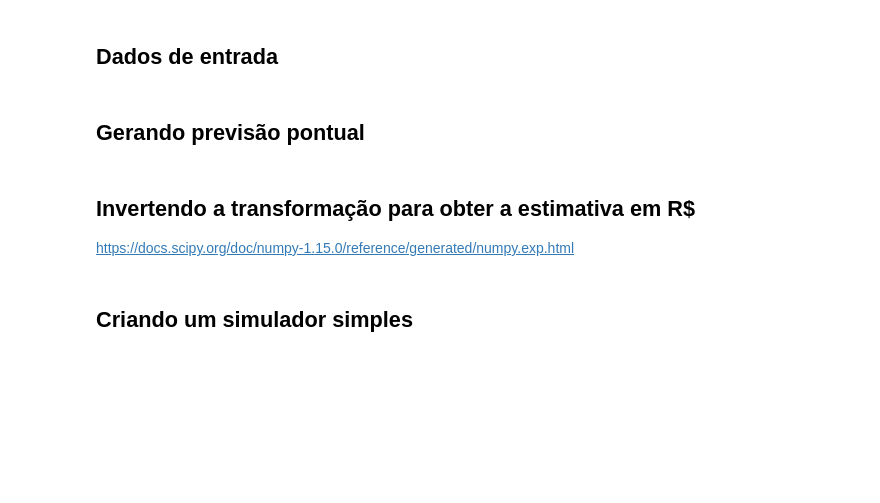
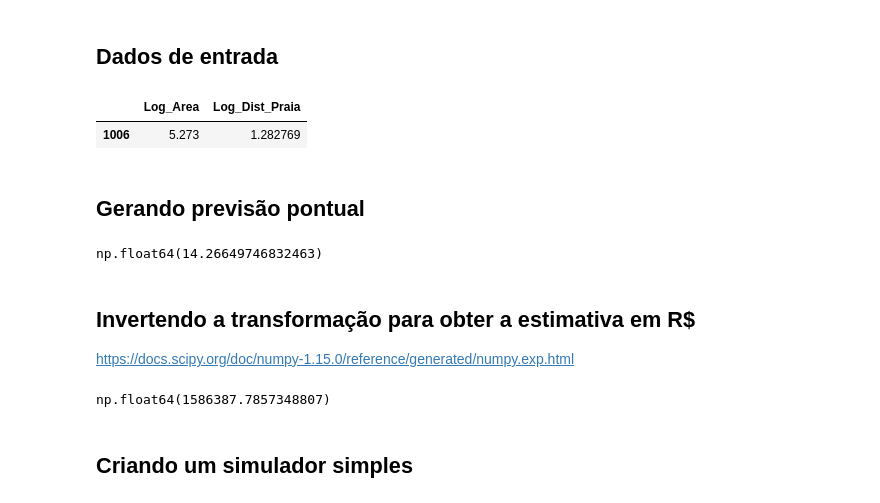
Before and after one commit to lemaldonadogm/Courses, a Jupyter notebook: Statistics/Parte 6 - Regressão Linear II/Projeto/Regressão Linear.ipynb, the cells around one changed output. Drawn from its saved outputs; the diff is of its cells as text; code cells hidden in the pictures; blank space fills up the shorter version.

```diff
--- a/Statistics/Parte 6 - Regressão Linear II/Projeto/Regressão Linear.ipynb
+++ b/Statistics/Parte 6 - Regressão Linear II/Projeto/Regressão Linear.ipynb
@@ -452,11 +471,26 @@ https://scikit-learn.org/stable/modules/generated/sklearn.metrics.r2_score.html#
 <hr style='border: 2px solid red;'>
 # %% [markdown]
 ## Dados de entrada
+# %%
+entrada = X_test[0:1]
+entrada
+# %% [output]
+|  | Log_Area | Log_Dist_Praia |
+| 1006 | 5.273 | 1.282769 |
 # %% [markdown]
 ## Gerando previsão pontual
+# %%
+## Como eu fiz uma transformação logaritmica, essa valor ta em log. Então só preciso de voltar com a operação contrária.
+modelo.predict(entrada)[0]
+# %% [output]
+np.float64(14.26649746832463)
 # %% [markdown]
 ## Invertendo a transformação para obter a estimativa em R$
 
 https://docs.scipy.org/doc/numpy-1.15.0/reference/generated/numpy.exp.html
+# %%
+np.exp(modelo.predict(entrada)[0])
+# %% [output]
+np.float64(1586387.7857348807)
 # %% [markdown]
 ## Criando um simulador simples
```
Also changed, not shown: parts of 19 cells of this notebook, 5 other files.
